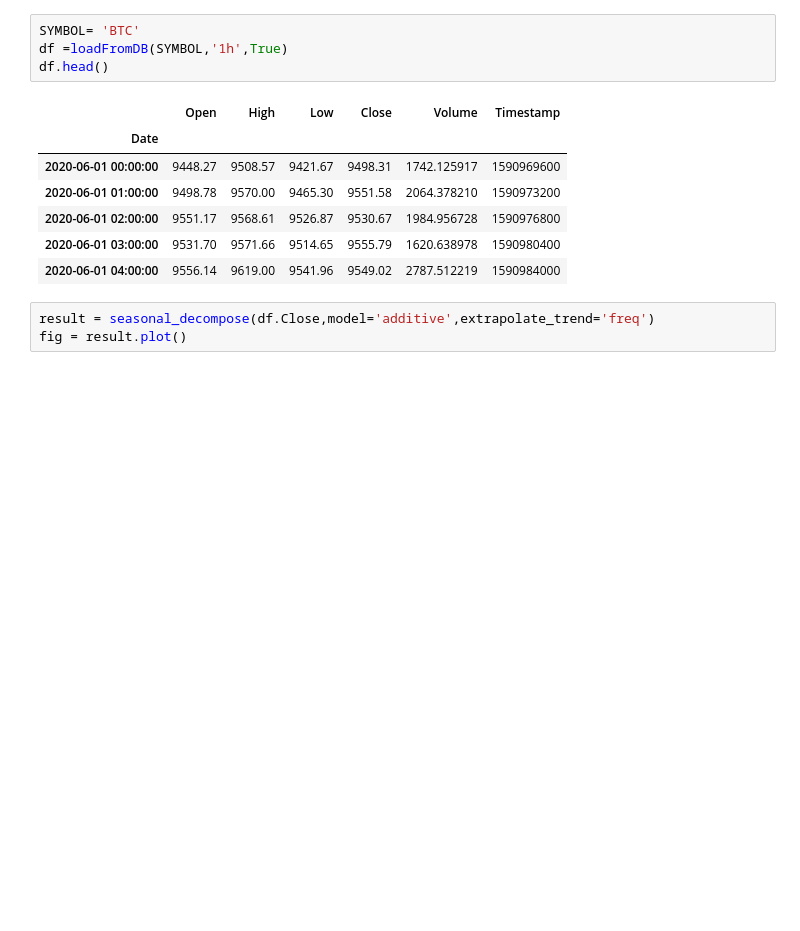
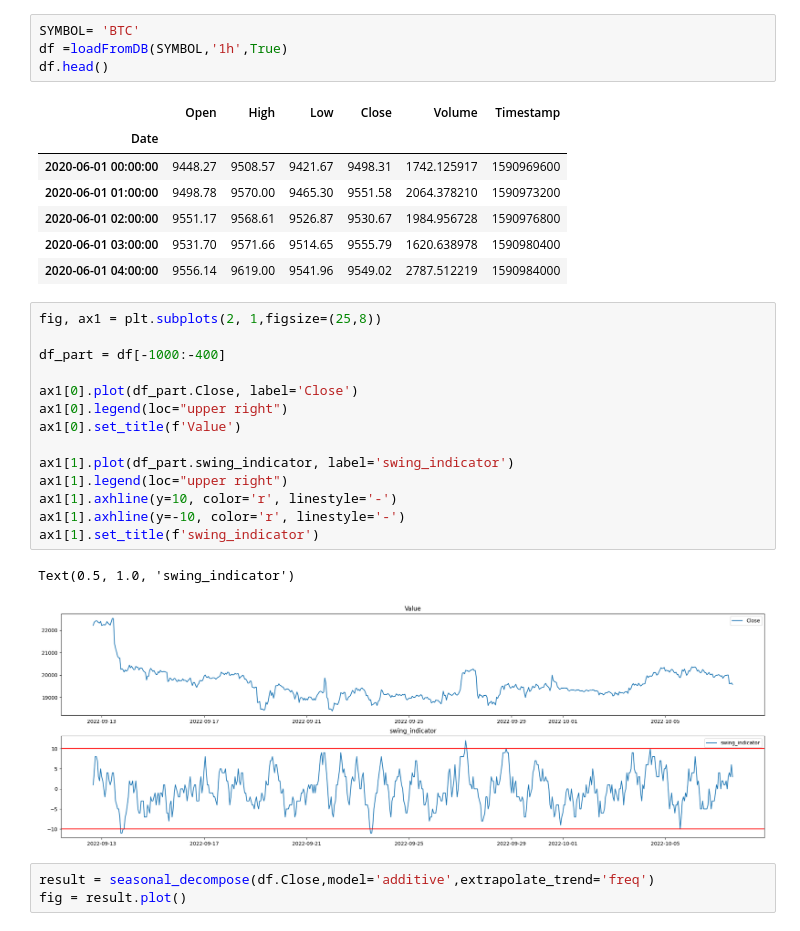
Before and after one commit to webclinic017/Trading-sandbox, a Jupyter notebook: src/14_Trend_decomposition.ipynb, the cells around one changed output. Cells and saved outputs as stored; diff of their text form; blank space fills up the shorter version.

Commit message:
swing indicator added

```diff
--- a/src/14_Trend_decomposition.ipynb
+++ b/src/14_Trend_decomposition.ipynb
@@ -24,6 +24,23 @@ df.head()
 | 2020-06-01 02:00:00 | 9551.17 | 9568.61 | 9526.87 | 9530.67 | 1984.956728 | 1590976800 |
 | 2020-06-01 03:00:00 | 9531.70 | 9571.66 | 9514.65 | 9555.79 | 1620.638978 | 1590980400 |
 | 2020-06-01 04:00:00 | 9556.14 | 9619.00 | 9541.96 | 9549.02 | 2787.512219 | 1590984000 |
+# %%
+fig, ax1 = plt.subplots(2, 1,figsize=(25,8))
+
+df_part = df[-1000:-400]
+
+ax1[0].plot(df_part.Close, label='Close')
+ax1[0].legend(loc="upper right")
+ax1[0].set_title(f'Value')
+
+ax1[1].plot(df_part.swing_indicator, label='swing_indicator')
+ax1[1].legend(loc="upper right")
+ax1[1].axhline(y=10, color='r', linestyle='-')
+ax1[1].axhline(y=-10, color='r', linestyle='-')
+ax1[1].set_title(f'swing_indicator')
+# %% [output]
+Text(0.5, 1.0, 'swing_indicator')
+[figure, added]
 # %%
 result = seasonal_decompose(df.Close,model='additive',extrapolate_trend='freq')
 fig = result.plot()
```
Also changed, not shown: 1 other file.
